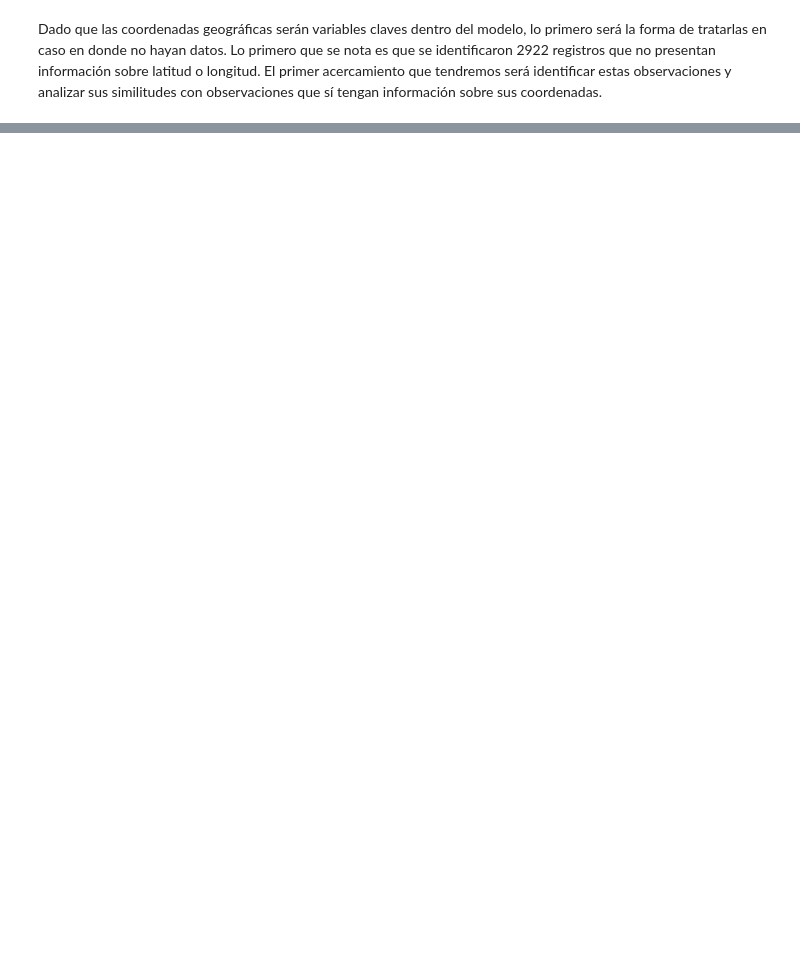
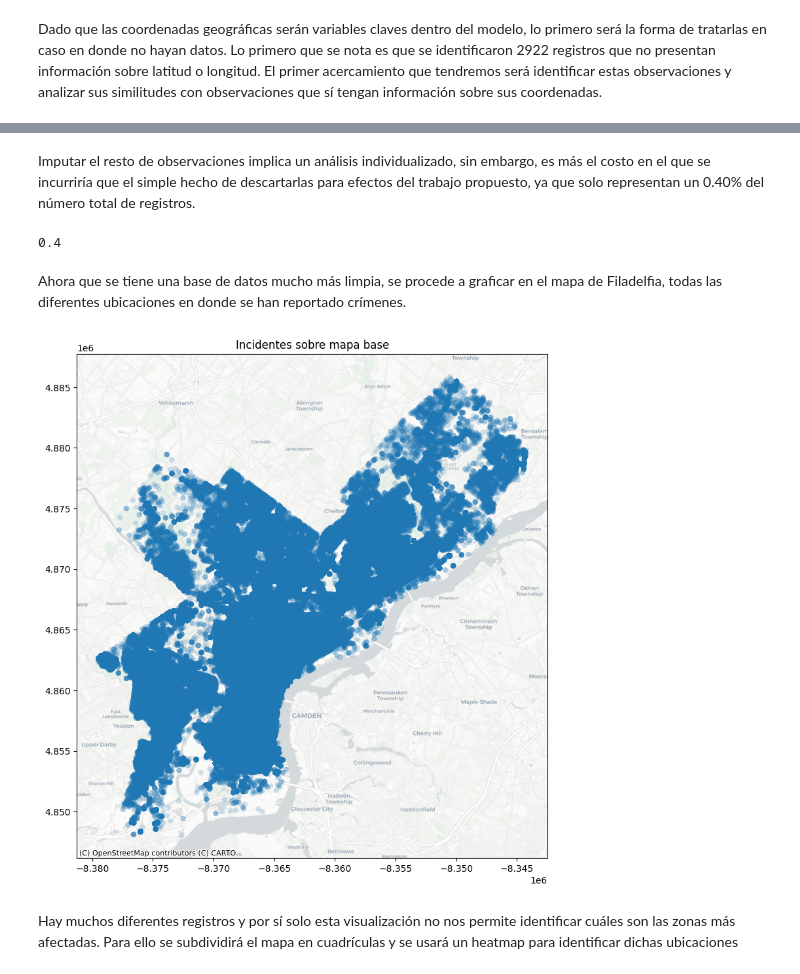
Before and after one commit to dnunez29/Trabajo-Final-Graduacion, a Jupyter notebook: Scripts/TFM_DanielNunezVargas.ipynb, the cells around one changed output, grey strips where cells are left out. Cells and saved outputs as stored; diff of their text form; code cells hidden in the pictures; blank space fills up the shorter version.

Commit message:
Limpieza código Score de Riesgo
Se concluye el notebook en donde se construye este indicador de riesgo. Se procedió a comentarlo de manera detallada.

```diff
--- a/Scripts/TFM_DanielNunezVargas.ipynb
+++ b/Scripts/TFM_DanielNunezVargas.ipynb
@@ -226,0 +165,52 @@ df_join = df_psa_nan.merge(
+# %%
+# Se filtran aquellas observaciones que desde un inicio no tenias las coordenadas vacias
+df_non_nan = df_pandas[~(df_pandas['latitude'].isna() | df_pandas['longitude'].isna())]
+# %% [markdown]
+Imputar el resto de observaciones implica un análisis individualizado, sin embargo, es más el costo en el que se incurriría que el simple hecho de descartarlas para efectos del trabajo propuesto, ya que solo representan un 0.40% del número total de registros.
+# %%
+# Se filtran las variables de interes
+df_nan_filled = df_nan_join[['latitude', 'longitude', 'hour', 'dispatch_1', 'dc_dist', 'psa', 'ucr_genera', 'text_gener', 'location_b', 'location_block_normalized']]
+# Se unen ambos dataframes (El original que no tenías las coordenadas en cero + observaciones imputadas)
+df_non_nan_gps = pd.concat([df_non_nan, df_nan_filled]).dropna(subset=['latitude', 'longitude'])
+# Se filtran aquellas observaciones que aún se mantienen como vacías
+df_still_nan = df_nan_join[df_nan_join['latitude'].isna() | df_nan_join['longitude'].isna()]
+round(len(df_still_nan)/len(df_non_nan_gps)*100,2)
+# %% [output]
+0.4
+# %%
+# Lista de variables a borrar para mantener limpio el ambiente
+variables_a_borrar = ['coordinates_info_by_block', 'df', 'df_pandas', 'df_nan',
+                      'df_nan_clean', 'df_nan_filled', 'df_nan_join', 'df_non_nan',
+                      'df_non_nan_unique', 'df_temp_1',  'df_temp_2', 'condicion',
+                      'gdf_2024', 'gdf_2025','location_blocks_nan',
+                      'max_lon', 'min_lon', 'min_lat', 'max_lat', 'df_still_nan',
+                      'df_temp', 'location_blocks_nan' 'var', 'variables_a_borrar', 'var_name']
+for var_name in variables_a_borrar:
+   if var_name in globals():
+       del globals()[var_name]
+
+# Se descartan varias variables que no aportan valor agregado
+df_non_nan_gps = df_non_nan_gps.drop(['objectid', 'dispatch_d', 'dispatch_t', 'dc_key', 'location_b', 'point_x',
+       'point_y'], axis=1)
+# %%
+# El resultado se convierte en un objeto de tipo geo dataframe
+geometry = [Point(lon, lat) for lon, lat in zip(df_non_nan_gps['longitude'], df_non_nan_gps['latitude'])]
+
+gdf_fill_na = gpd.GeoDataFrame(
+    df_non_nan_gps.drop(columns=['longitude', 'latitude']),  # Quitar coords si no las necesitas
+    geometry=geometry,
+    crs=gdf.crs
+)
+# %% [markdown]
+Ahora que se tiene una base de datos mucho más limpia, se procede a graficar en el mapa de Filadelfia, todas las diferentes ubicaciones en donde se han reportado crímenes.
+# %%
+gdf_fill_na = gdf_fill_na.to_crs(epsg=3857)
+
+ax = gdf_fill_na.plot(figsize=(10, 10), edgecolor='none', alpha=0.2)
+ctx.add_basemap(ax, source=ctx.providers.CartoDB.Positron) # ctx.providers.CartoDB.Positron
+plt.title("Incidentes sobre mapa base")
+plt.show()
+# %% [output]
+[figure, added]
+# %% [markdown]
+Hay muchos diferentes registros y por sí solo esta visualización no nos permite identificar cuáles son las zonas más afectadas. Para ello se subdividirá el mapa en cuadrículas y se usará un heatmap para identificar dichas ubicaciones
```
Also changed, not shown: parts of 106 cells of this notebook, 18 other files.
